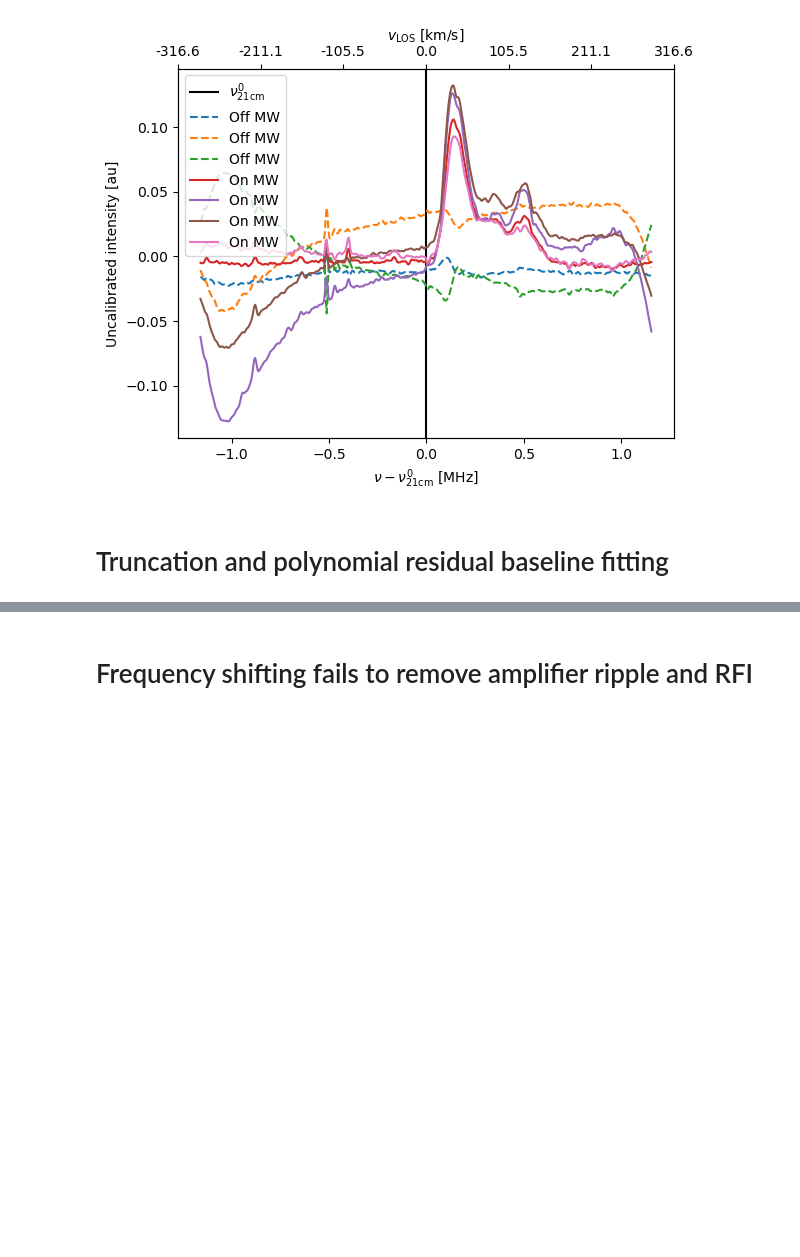
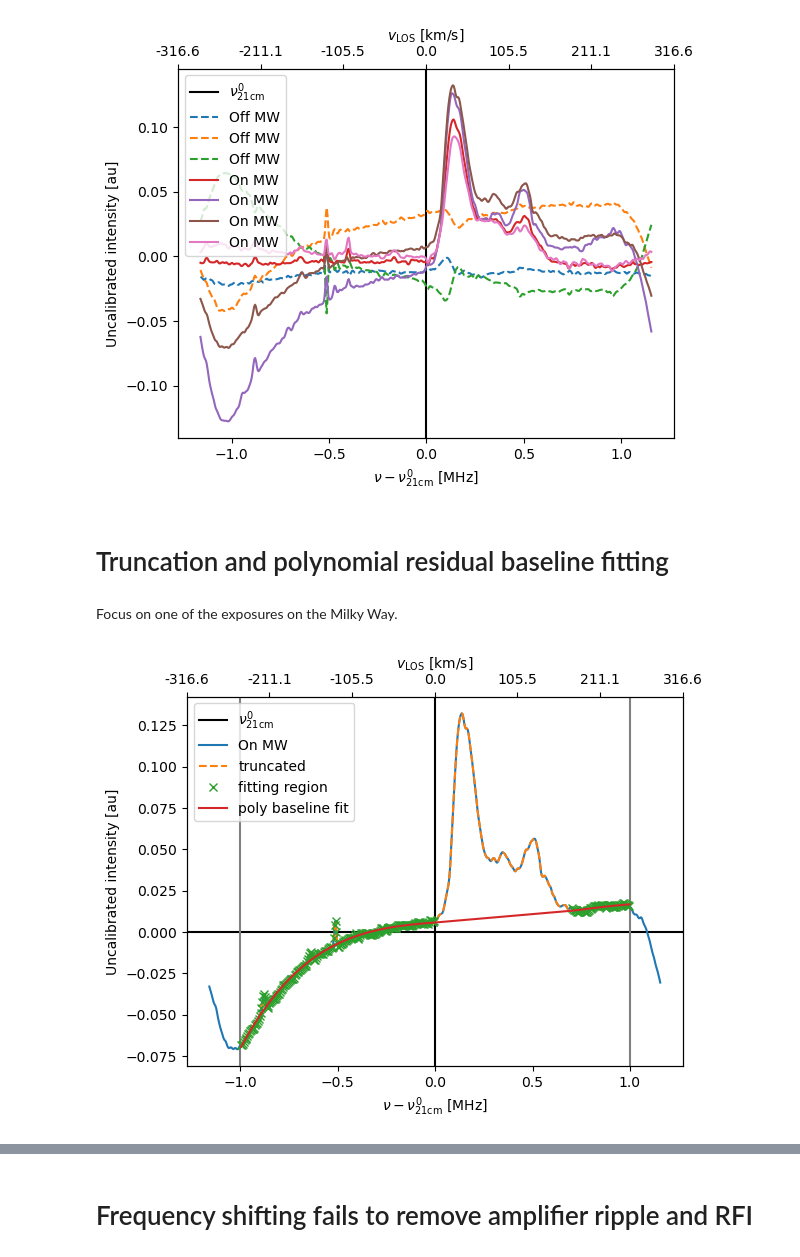
Before and after one commit to daleghent/DIY21cm, a Jupyter notebook: analyze_loop_exposures_21cm.ipynb, the cells around one changed output, grey strips where cells are left out. Cells and saved outputs as stored; diff of their text form; code cells hidden in the pictures; blank space fills up the shorter version.

Commit message:
successful baseline subtraction

```diff
--- a/analyze_loop_exposures_21cm.ipynb
+++ b/analyze_loop_exposures_21cm.ipynb
@@ -272,3 +210,56 @@ plt.show()
 [figure]
 # %% [markdown]
 # Truncation and polynomial residual baseline fitting
+# %% [markdown]
+Focus on one of the exposures on the Milky Way.
+# %%
+fig=plt.figure(0)
+ax=fig.add_subplot(111)
+#
+ax.axvline(0., c='k', label=r'$\nu^0_\text{21cm}$')
+ax.axhline(0., c='k')
+#
+# truncation frequencies
+dnuMin = -1.e6 # [Hz]
+dnuMax = 1.e6 # [Hz]
+ax.axvline(dnuMin / 1.e6, c='gray')
+ax.axvline(dnuMax / 1.e6, c='gray')
+#
+# exposures for which I expect low MW based on time (far from 5am)
+# Compute mean to use as baseline
+pOnMeanNoMW = np.zeros_like(fOn)
+for iFile in [2, 3, 6]:
+   pOnMeanNoMW += pOn[iFile,:]/3.
+#
+# Exposure on the MW
+iFile = 10
+ax.plot((fOn - nu21cm) / 1.e6, pOn[iFile,:] / pOnMeanNoMW - 1., label='On MW')
+#
+# Truncated exposure
+I = np.where( (fOn - nu21cm > dnuMin) * (fOn - nu21cm < dnuMax))[0]
+f = (fOn[I] - nu21cm) / 1.e6 # [MHz]
+p = pOn[iFile,I] / pOnMeanNoMW[I] - 1.
+ax.plot(f, p, '--', label=r'truncated')
+#
+# Fitting region for the polynomial
+J = np.where( (f<0)+(f>0.7) )[0]
+ax.plot(f[J], p[J], 'x', label=r'fitting region')
+#
+# fit polynomial and subtract
+polyCoeff = np.polyfit(f[J], p[J], 4)
+polyBaseline = np.poly1d(polyCoeff)(f[J])
+ax.plot(f[J], polyBaseline, label=r'poly baseline fit')
+#
+# Add alternate x axis showing velocities
+ax2 = ax.twiny()
+c = 299792458.e-3  # speed of light [km/s]
+ax2.set_xticks(ax.get_xticks())
+ax2.set_xticklabels( np.round(ax.get_xticks()*1.e6/nu21cm * c, 1))
+ax2.set_xlabel(r'$v_\text{LOS}$ [km/s]')
+#
+ax.legend(loc=2)
+ax.set_xlabel(r'$\nu - \nu^0_\text{21cm}$ [MHz]')
+ax.set_ylabel(r'Uncalibrated intensity [au]')
+plt.show()
+# %% [output]
+[figure, added]
```
Also changed, not shown: parts of 7 cells of this notebook.
